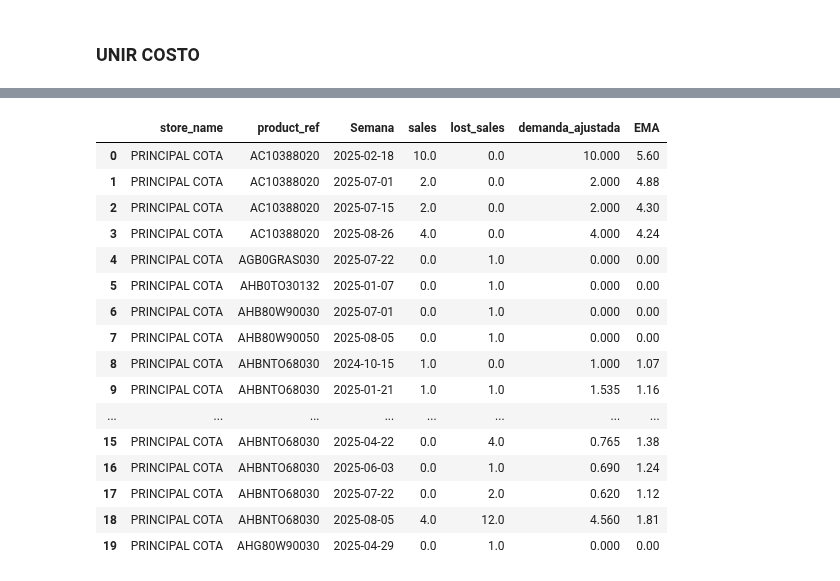
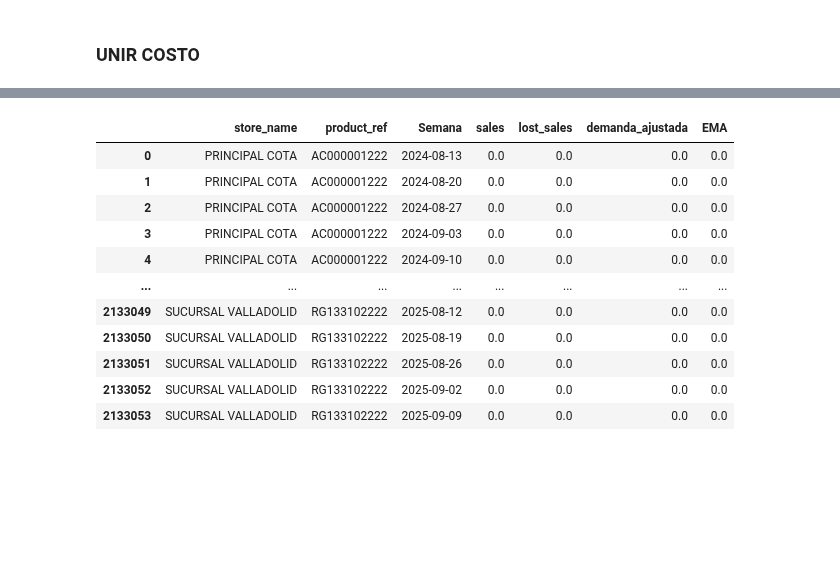
Before and after one commit to FiltrosDonsson/Proyectos-Data-analyst, a Jupyter notebook: MODELO ABASTECIMIENTO/ema.ipynb, the cells around one changed output, grey strips where cells are left out. Drawn from its saved outputs; the diff is of its cells as text; code cells hidden in the pictures; blank space fills up the shorter version.

```diff
--- a/MODELO ABASTECIMIENTO/ema.ipynb
+++ b/MODELO ABASTECIMIENTO/ema.ipynb
@@ -334,32 +325,41 @@ import pandas as pd
 import numpy as np
 
 def compute_demand_and_ema(df,
-                           alpha=0.20,        # 20% como en tu config
-                           n_init_weeks=12,   # semanas que usa el proceso (rango de evaluacion)
+                           alpha=0.20,        # peso de EMA
+                           n_init_weeks=12,   # semanas para inicializar EMA
                            week_col="Semana",
                            sales_col="sales",
                            lost_col="lost_sales"):
     df = df.copy()
 
     # ---------- Asegurar tipos y semana iniciando lunes ----------
-    # Si Semana no es datetime, intentamos convertir
     df[week_col] = pd.to_datetime(df[week_col], errors="coerce")
-
-    # Normalizar semanas al lunes inicio (start of week, lunes)
-    # Esto genera el timestamp del lunes de la semana ISO correspondiente
-    # (equivalente al comportamiento del código original)
     df[week_col] = df[week_col].dt.to_period('W-MON').dt.start_time
 
     # Asegurar numéricos
     df[sales_col] = pd.to_numeric(df[sales_col], errors="coerce").fillna(0)
     df[lost_col]  = pd.to_numeric(df[lost_col], errors="coerce").fillna(0)
 
-    # Orden y agrupación
+    # ---------- Crear combinaciones completas ----------
+    stores   = df["store_name"].unique()
+    products = df["product_ref"].unique()
+    weeks    = df[week_col].unique()
+
+    full_index = pd.MultiIndex.from_product([stores, products, weeks],
+                                            names=["store_name", "product_ref", week_col])
+
+    df = df.set_index(["store_name", "product_ref", week_col]).reindex(full_index).reset_index()
+
+    # Rellenar ventas y perdidas con 0 en combinaciones faltantes
+    df[sales_col] = df[sales_col].fillna(0)
+    df[lost_col]  = df[lost_col].fillna(0)
+
+    # Ordenar
     df = df.sort_values(["store_name", "product_ref", week_col])
 
     out_groups = []
 
-    # Recorremos por tienda+producto
+    # ---------- Calcular demanda ajustada y EMA ----------
     for (store, prod), g in df.groupby(["store_name", "product_ref"], sort=False):
         g = g.sort_values(week_col).reset_index(drop=True)
         sales = g[sales_col].to_numpy(dtype=float)
@@ -369,82 +369,66 @@ def compute_demand_and_ema(df,
         demanda = np.zeros(L, dtype=float)
         ema_arr = np.zeros(L, dtype=float)
 
-        # Inicial EMA (EMA_0) -> si hay suficientes semanas, usamos el promedio de las primeras n_init_weeks sales
-        # Si hay menos semanas, usamos media de las sales disponibles.
         if L == 0:
             out_groups.append(g)
             continue
 
-        # inicialización: usar promedio de 'sales' de las primeras n_init_weeks (o de lo que haya)
+        # Inicialización EMA: promedio de primeras n_init_weeks ventas
         init_n = min(n_init_weeks, L)
-        # si no hay sales (todos ceros), ema_prev será 0
         ema_prev = float(np.nanmean(sales[:init_n])) if init_n > 0 else 0.0
         if np.isnan(ema_prev):
             ema_prev = 0.0
 
-        # Iterar semanas y aplicar reglas del documento
         for i in range(L):
             s = sales[i]
             l = lost[i]
 
-            # Regla 1: si ventas >= 2 * ventas_perdidas
+            # Regla 1
             if s >= 2.0 * l:
                 demand_candidate = s + l
-                # aplicar tope MAX = 1.5 * ventas
-                # (si s == 0 ese caso no entra porque s >= 2*l sería falso cuando l>0)
                 demand = min(demand_candidate, 1.5 * s) if s > 0 else demand_candidate
             else:
-                # Regla 2: ventas < 2 * ventas_perdidas
-                # demanda = ventas + 0.5 * EMA(t-1)
+                # Regla 2
                 demand = s + 0.5 * ema_prev
 
-            # Guardar demanda
-            demanda[i] = demand
+            # Guardar redondeando
+            demanda[i] = round(demand, 6)
 
-            # Calcular EMA (iterativo) con alpha
+            # Calcular EMA
             ema = alpha * demand + (1.0 - alpha) * ema_prev
-            ema =round(ema,2)
+            ema = round(ema, 6)
             ema_arr[i] = ema
 
-            # actualizar para la próxima semana
+            # actualizar para siguiente
             ema_prev = ema
 
         # Añadir columnas al grupo
         g = g.copy()
         g["demanda_ajustada"] = demanda
         g["EMA"] = ema_arr
 
         out_groups.append(g)
 
-    # Concat y devolver
+    # Concat resultados
     result = pd.concat(out_groups, ignore_index=True, sort=False)
-
-    # Mantener mismo orden original
     result = result.sort_values(["store_name", "product_ref", week_col]).reset_index(drop=True)
     return result
 
 # ------------------ USO ------------------
-# suponiendo merge_def es tu df final
-# ajusta alpha y n_init_weeks si quieres (alpha=0.2, n_init_weeks=12 por defecto)
 df_with_demand1 = compute_demand_and_ema(merge_def, alpha=0.2, n_init_weeks=16)
+df_with_demand1[["store_name","product_ref","Semana","sales","lost_sales","demanda_ajustada","EMA"]]
 
-# ver primeras filas
-df_with_demand1[["store_name","product_ref","Semana","sales","lost_sales","demanda_ajustada","EMA"]].head(20)
+#APROX3min
 # %% [output]
 |  | store_name | product_ref | Semana | sales | lost_sales | demanda_ajustada | EMA |
-| 0 | PRINCIPAL COTA | AC10388020 | 2025-02-18 | 10.0 | 0.0 | 10.000 | 5.60 |
-| 1 | PRINCIPAL COTA | AC10388020 | 2025-07-01 | 2.0 | 0.0 | 2.000 | 4.88 |
-| 2 | PRINCIPAL COTA | AC10388020 | 2025-07-15 | 2.0 | 0.0 | 2.000 | 4.30 |
-| 3 | PRINCIPAL COTA | AC10388020 | 2025-08-26 | 4.0 | 0.0 | 4.000 | 4.24 |
-| 4 | PRINCIPAL COTA | AGB0GRAS030 | 2025-07-22 | 0.0 | 1.0 | 0.000 | 0.00 |
-| 5 | PRINCIPAL COTA | AHB0TO30132 | 2025-01-07 | 0.0 | 1.0 | 0.000 | 0.00 |
-| 6 | PRINCIPAL COTA | AHB80W90030 | 2025-07-01 | 0.0 | 1.0 | 0.000 | 0.00 |
-| 7 | PRINCIPAL COTA | AHB80W90050 | 2025-08-05 | 0.0 | 1.0 | 0.000 | 0.00 |
-| 8 | PRINCIPAL COTA | AHBNTO68030 | 2024-10-15 | 1.0 | 0.0 | 1.000 | 1.07 |
-| 9 | PRINCIPAL COTA | AHBNTO68030 | 2025-01-21 | 1.0 | 1.0 | 1.535 | 1.16 |
+| 0 | PRINCIPAL COTA | AC000001222 | 2024-08-13 | 0.0 | 0.0 | 0.0 | 0.0 |
+| 1 | PRINCIPAL COTA | AC000001222 | 2024-08-20 | 0.0 | 0.0 | 0.0 | 0.0 |
+| 2 | PRINCIPAL COTA | AC000001222 | 2024-08-27 | 0.0 | 0.0 | 0.0 | 0.0 |
+| 3 | PRINCIPAL COTA | AC000001222 | 2024-09-03 | 0.0 | 0.0 | 0.0 | 0.0 |
+| 4 | PRINCIPAL COTA | AC000001222 | 2024-09-10 | 0.0 | 0.0 | 0.0 | 0.0 |
 | ... | ... | ... | ... | ... | ... | ... | ... |
-| 15 | PRINCIPAL COTA | AHBNTO68030 | 2025-04-22 | 0.0 | 4.0 | 0.765 | 1.38 |
-| 16 | PRINCIPAL COTA | AHBNTO68030 | 2025-06-03 | 0.0 | 1.0 | 0.690 | 1.24 |
-| 17 | PRINCIPAL COTA | AHBNTO68030 | 2025-07-22 | 0.0 | 2.0 | 0.620 | 1.12 |
-| 18 | PRINCIPAL COTA | AHBNTO68030 | 2025-08-05 | 4.0 | 12.0 | 4.560 | 1.81 |
-| 19 | PRINCIPAL COTA | AHG80W90030 | 2025-04-29 | 0.0 | 1.0 | 0.000 | 0.00 |
+| 2133049 | SUCURSAL VALLADOLID | RG133102222 | 2025-08-12 | 0.0 | 0.0 | 0.0 | 0.0 |
+| 2133050 | SUCURSAL VALLADOLID | RG133102222 | 2025-08-19 | 0.0 | 0.0 | 0.0 | 0.0 |
+| 2133051 | SUCURSAL VALLADOLID | RG133102222 | 2025-08-26 | 0.0 | 0.0 | 0.0 | 0.0 |
+| 2133052 | SUCURSAL VALLADOLID | RG133102222 | 2025-09-02 | 0.0 | 0.0 | 0.0 | 0.0 |
+| 2133053 | SUCURSAL VALLADOLID | RG133102222 | 2025-09-09 | 0.0 | 0.0 | 0.0 | 0.0 |
```
Also changed, not shown: parts of 21 cells of this notebook, 12 other files.
